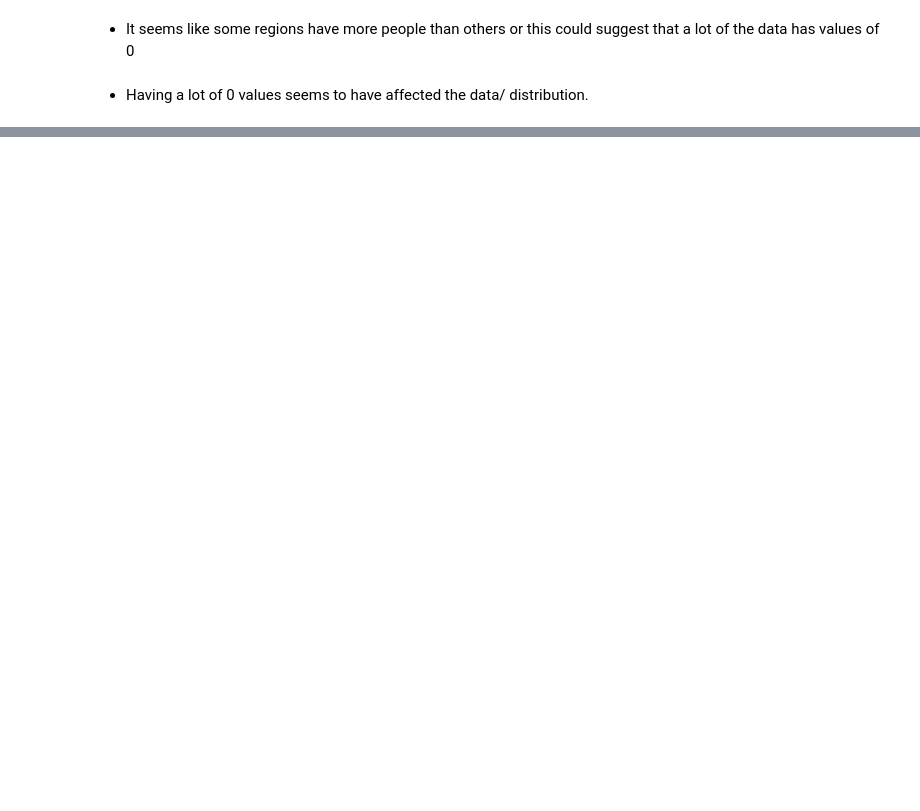
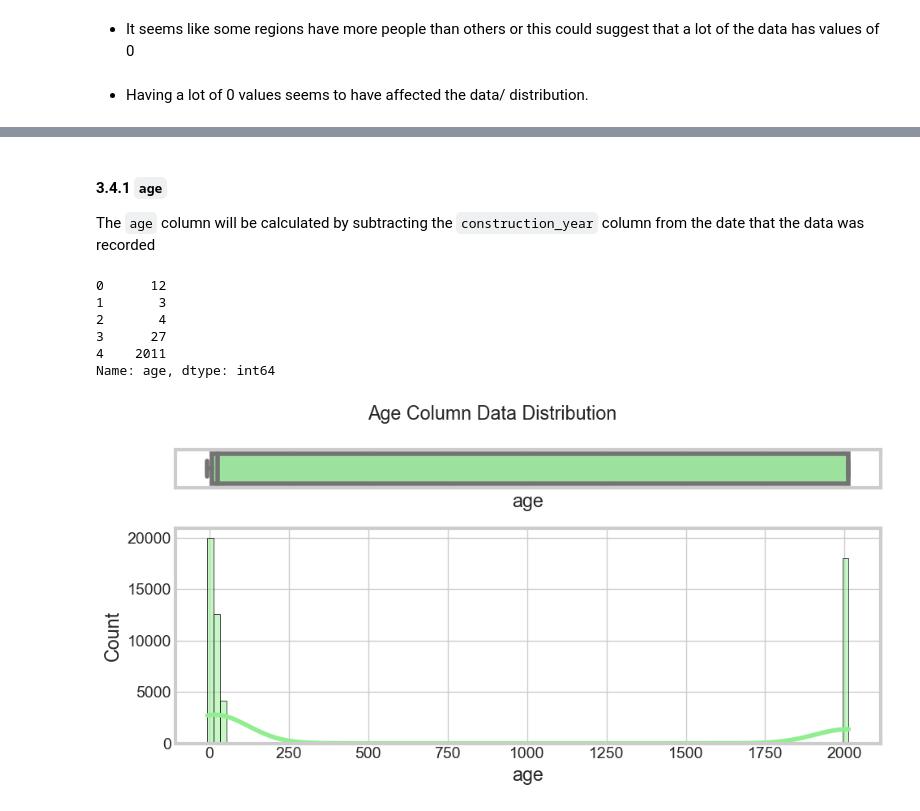
Before and after one commit to femikamau/Tanzanian-Water-Wells-Prediction, a Jupyter notebook: index.ipynb, the cells around one changed output, grey strips where cells are left out. Saved outputs shown, nothing was run; the diff lists cells and outputs as text; code cells hidden in the pictures; blank space fills up the shorter version.

```diff
--- a/index.ipynb
+++ b/index.ipynb
@@ -594,0 +590,34 @@ sns.boxplot(x='construction_year', data= new_data)
+# %% [markdown]
+#### 3.4.1 `age`
+
+The `age` column will be calculated by subtracting the `construction_year` column from the date that the data was recorded
+# %%
+# Convert the date_recorded column to datetime format
+new_data['date_recorded'] = pd.to_datetime(new_data['date_recorded'], infer_datetime_format=True)
+
+# Create a new column called year_recorded
+new_data['year_recorded'] = new_data['date_recorded'].apply(lambda x: x.year)
+
+# Calulate the age of the the wells
+new_data['age'] = new_data['year_recorded'] - new_data['construction_year']
+
+new_data['age'].head()
+# %% [output]
+0      12
+1       3
+2       4
+3      27
+4    2011
+Name: age, dtype: int64
+# %%
+# Plot the distribution of the new 'age' column
+
+f, (ax_box, ax_hist) = plt.subplots(2, sharex=True, gridspec_kw={"height_ratios": (.15, .85)}, figsize=(10, 5))
+
+# assign a graph to each ax
+sns.boxplot(new_data['age'], ax=ax_box, color='lightgreen')
+sns.histplot(data=new_data, x='age', ax=ax_hist, kde=True, color='lightgreen', bins=100, edgecolor='black')
+plt.suptitle('Age Column Data Distribution')
+plt.tight_layout();
+# %% [output]
+[figure, added]
```
Also changed, not shown: parts of 21 cells of this notebook.
